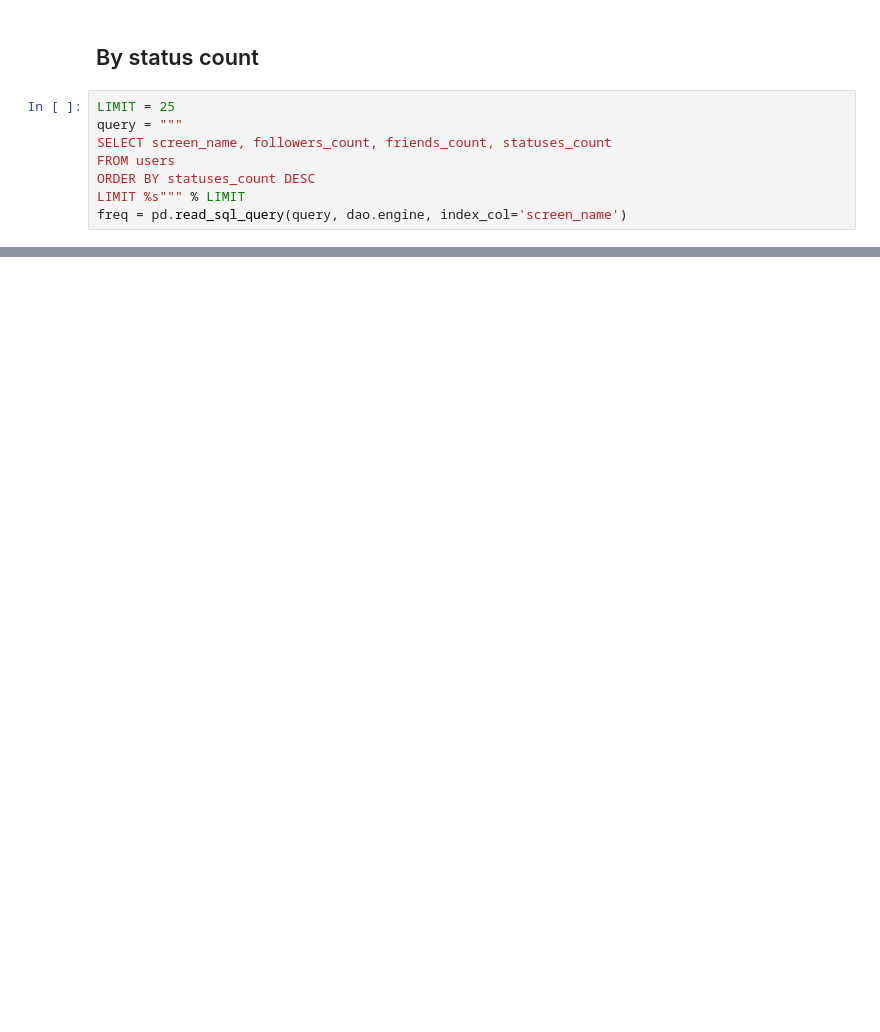
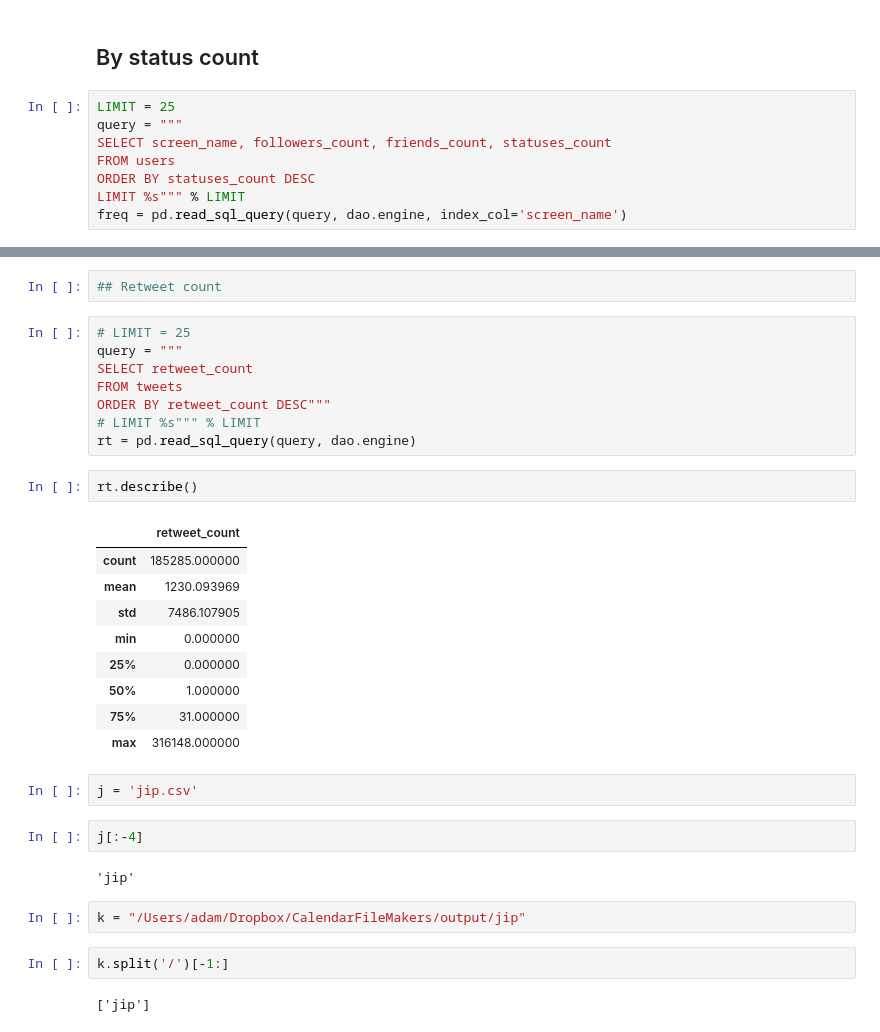
Before and after one commit to AdamSwenson/TwitterProject, a Jupyter notebook: DataAnalysis/Notebooks/Data overview.ipynb, the cells around one changed output, grey strips where cells are left out. Cells and saved outputs as stored; diff of their text form; blank space fills up the shorter version.

```diff
--- a/DataAnalysis/Notebooks/Data overview.ipynb
+++ b/DataAnalysis/Notebooks/Data overview.ipynb
@@ -305,0 +306,34 @@ freq
+# %%
+## Retweet count
+# %%
+# LIMIT = 25
+query = """
+SELECT retweet_count
+FROM tweets
+ORDER BY retweet_count DESC"""
+# LIMIT %s""" % LIMIT
+rt = pd.read_sql_query(query, dao.engine)
+# %%
+rt.describe()
+# %% [output]
+|  | retweet_count |
+| count | 185285.000000 |
+| mean | 1230.093969 |
+| std | 7486.107905 |
+| min | 0.000000 |
+| 25% | 0.000000 |
+| 50% | 1.000000 |
+| 75% | 31.000000 |
+| max | 316148.000000 |
+# %%
+j = 'jip.csv'
+# %%
+j[:-4]
+# %% [output]
+'jip'
+# %%
+k = "/Users/adam/Dropbox/CalendarFileMakers/output/jip"
+# %%
+k.split('/')[-1:]
+# %% [output]
+['jip']
```
Also changed, not shown: parts of 12 cells of this notebook, 14 other files.
